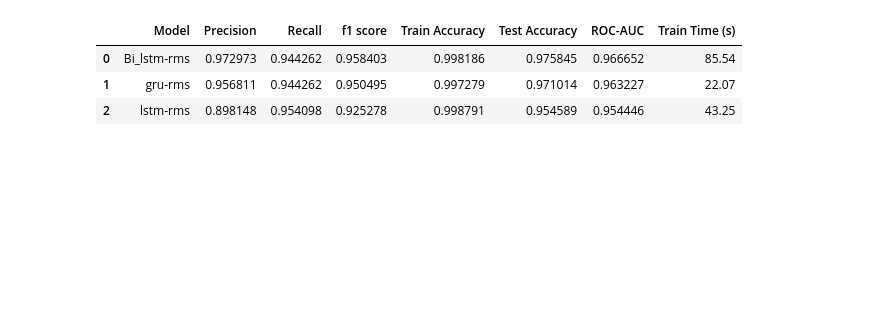
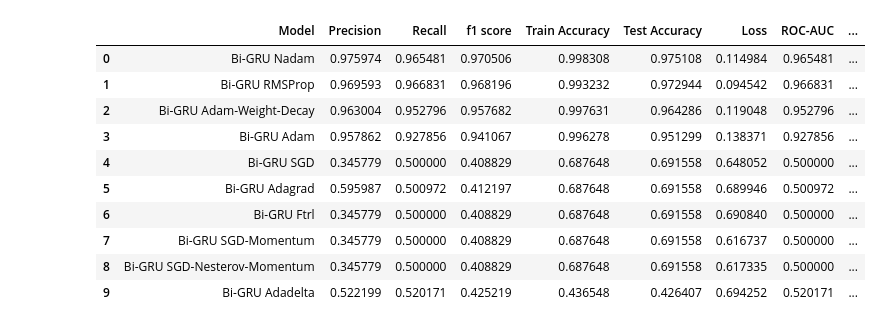
Before and after one commit to shahanHasan/BenchMark-Optimizers-in-Deep-learning-for-Email-Classification-, a Jupyter notebook: Comparison.ipynb, the cells around one changed output. Cells and saved outputs as stored; diff of their text form; code cells hidden in the pictures; blank space fills up the shorter version.

```diff
--- a/Comparison.ipynb
+++ b/Comparison.ipynb
@@ -28,8 +80,15 @@ Nadam
 # %%
-RMSProp
+ENRON_BIGRU
 # %% [output]
-|  | Model | Precision | Recall | f1 score | Train Accuracy | Test Accuracy | ROC-AUC | Train Time (s) |
-| 0 | Bi_lstm-rms | 0.972973 | 0.944262 | 0.958403 | 0.998186 | 0.975845 | 0.966652 | 85.54 |
-| 1 | gru-rms | 0.956811 | 0.944262 | 0.950495 | 0.997279 | 0.971014 | 0.963227 | 22.07 |
-| 2 | lstm-rms | 0.898148 | 0.954098 | 0.925278 | 0.998791 | 0.954589 | 0.954446 | 43.25 |
+|  | Model | Precision | Recall | f1 score | Train Accuracy | Test Accuracy | Loss | ROC-AUC | ... |
+| 0 | Bi-GRU Nadam | 0.975974 | 0.965481 | 0.970506 | 0.998308 | 0.975108 | 0.114984 | 0.965481 | ... |
+| 1 | Bi-GRU RMSProp | 0.969593 | 0.966831 | 0.968196 | 0.993232 | 0.972944 | 0.094542 | 0.966831 | ... |
+| 2 | Bi-GRU Adam-Weight-Decay | 0.963004 | 0.952796 | 0.957682 | 0.997631 | 0.964286 | 0.119048 | 0.952796 | ... |
+| 3 | Bi-GRU Adam | 0.957862 | 0.927856 | 0.941067 | 0.996278 | 0.951299 | 0.138371 | 0.927856 | ... |
+| 4 | Bi-GRU SGD | 0.345779 | 0.500000 | 0.408829 | 0.687648 | 0.691558 | 0.648052 | 0.500000 | ... |
+| 5 | Bi-GRU Adagrad | 0.595987 | 0.500972 | 0.412197 | 0.687648 | 0.691558 | 0.689946 | 0.500972 | ... |
+| 6 | Bi-GRU Ftrl | 0.345779 | 0.500000 | 0.408829 | 0.687648 | 0.691558 | 0.690840 | 0.500000 | ... |
+| 7 | Bi-GRU SGD-Momentum | 0.345779 | 0.500000 | 0.408829 | 0.687648 | 0.691558 | 0.616737 | 0.500000 | ... |
+| 8 | Bi-GRU SGD-Nesterov-Momentum | 0.345779 | 0.500000 | 0.408829 | 0.687648 | 0.691558 | 0.617335 | 0.500000 | ... |
+| 9 | Bi-GRU Adadelta | 0.522199 | 0.520171 | 0.425219 | 0.436548 | 0.426407 | 0.694252 | 0.520171 | ... |
 # %%
```
Also changed, not shown: parts of 24 cells of this notebook, 22 other files.
